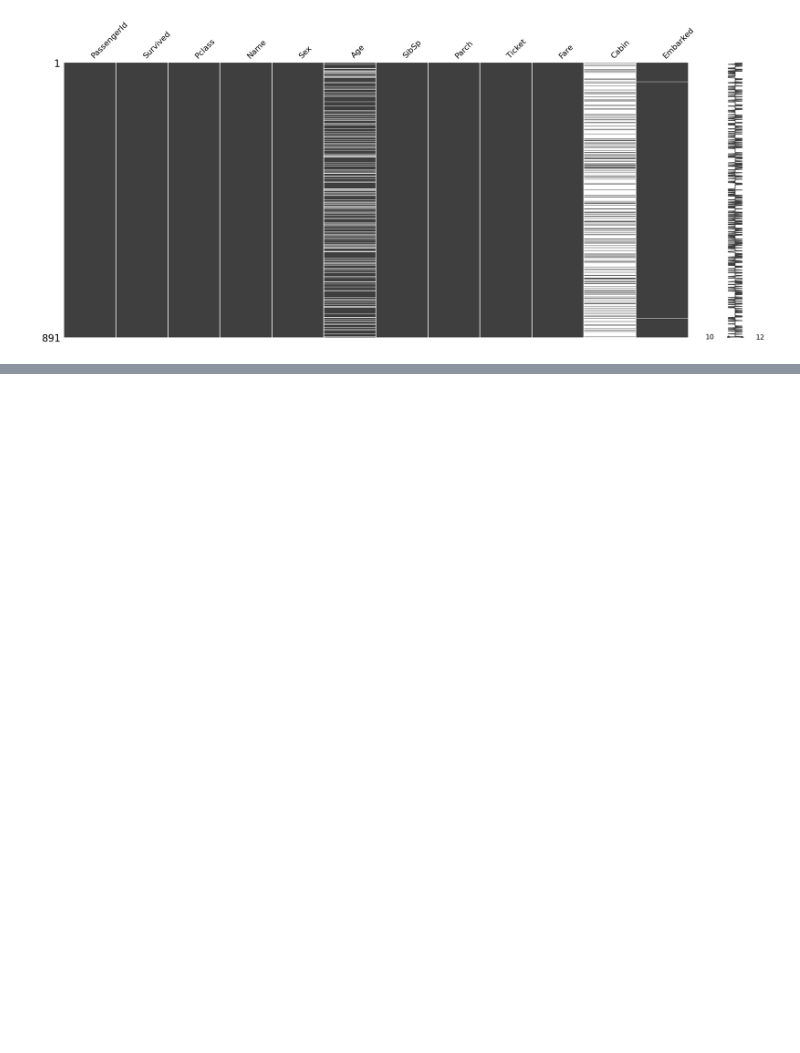
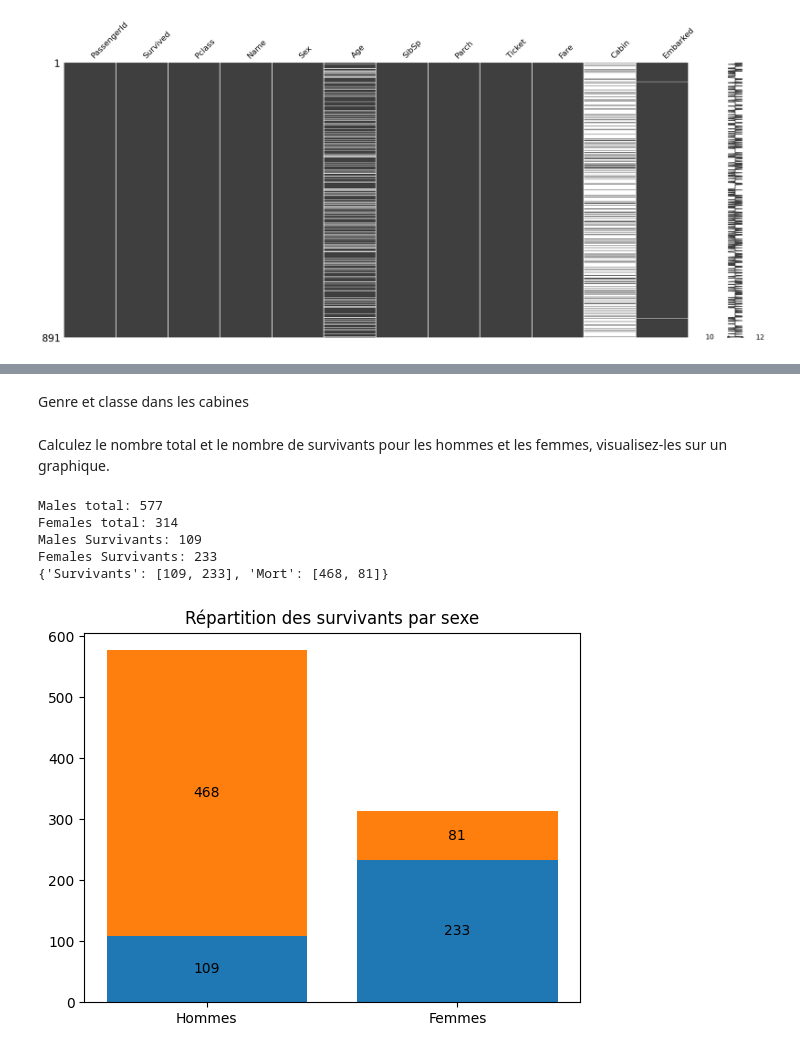
Before and after one commit to kirillsst/Titanic-Model-Kaggle-, a Jupyter notebook: titanic_notebook.ipynb, the cells around one changed output, grey strips where cells are left out. Drawn from its saved outputs; the diff is of its cells as text; code cells hidden in the pictures; blank space fills up the shorter version.

```diff
--- a/titanic_notebook.ipynb
+++ b/titanic_notebook.ipynb
@@ -65,0 +71,39 @@ IndexError: tuple index out of range
+# %% [markdown]
+Genre et classe dans les cabines
+# %% [markdown]
+Calculez le nombre total et le nombre de survivants pour les hommes et les femmes, visualisez-les sur un graphique.
+# %%
+import pandas as pd
+import matplotlib.pyplot as plt
+import numpy as np
+train = pd.read_csv('../titanic-project/titanic_data/train.csv')
+males_total = len(train.loc[(train['Sex'] == 'male')])
+females_total = len(train.loc[(train['Sex'] == 'female')])
+print(f"Males total: {males_total}\nFemales total: {females_total}")
+males_total_survived = len(train.loc[(train['Sex'] == 'male') & (train['Survived'] == 1)])
+females_total_survived = len(train.loc[(train['Sex'] == 'female') & (train['Survived'] == 1)])
+print(f"Males Survivants: {males_total_survived}\nFemales Survivants: {females_total_survived}")
+
+count = {
+    "Survivants": [males_total_survived, females_total_survived],
+    "Mort": [males_total-males_total_survived, females_total-females_total_survived]
+}
+print(count)
+
+fig, ax = plt.subplots()
+x = np.zeros(2) # list = [0,0 hommes ; 0,0 femmes]
+ax.set_title("Répartition des survivants par sexe")
+for key, count in count.items():
+    i = ax.bar(('Hommes', 'Femmes'),count, width=0.8, bottom=x, label=key)
+    x+=count
+    ax.legend()
+    ax.bar_label(i, label_type="center")
+
+plt.show()
+# %% [output]
+Males total: 577
+Females total: 314
+Males Survivants: 109
+Females Survivants: 233
+{'Survivants': [109, 233], 'Mort': [468, 81]}
+[figure, added]
```
Also changed, not shown: parts of 5 cells of this notebook.
